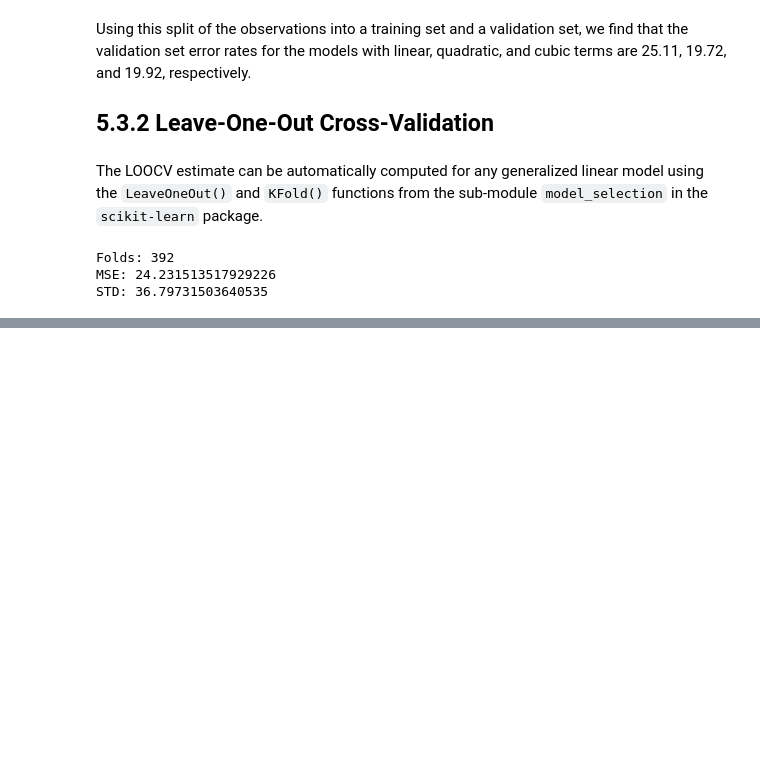
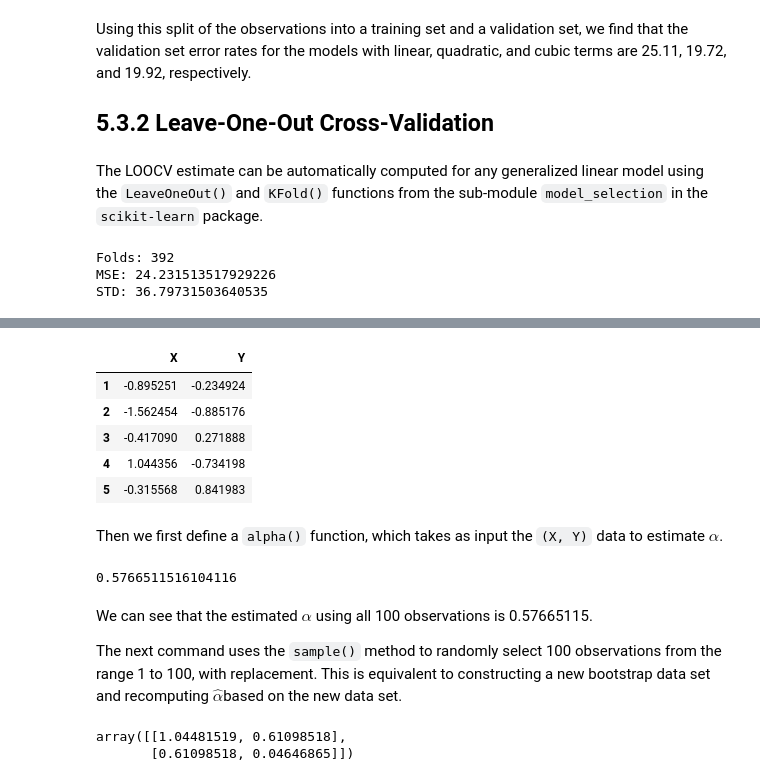
Before and after one commit to chenyulue/ISLP, a Jupyter notebook: Ch05/Ch05_Resampling_Methods_Lab.ipynb, the cells around one changed output, grey strips where cells are left out. Cells and saved outputs as stored; diff of their text form; code cells hidden in the pictures; blank space fills up the shorter version.

```diff
--- a/Ch05/Ch05_Resampling_Methods_Lab.ipynb
+++ b/Ch05/Ch05_Resampling_Methods_Lab.ipynb
@@ -161,0 +245,14 @@ scores.mean()
+# %%
+portfolio = pd.read_csv('../data/Portfolio.csv',
+                        na_values='?',
+                        index_col=0)
+portfolio.head()
+# %% [output]
+|  | X | Y |
+| 1 | -0.895251 | -0.234924 |
+| 2 | -1.562454 | -0.885176 |
+| 3 | -0.417090 | 0.271888 |
+| 4 | 1.044356 | -0.734198 |
+| 5 | -0.315568 | 0.841983 |
+# %% [markdown]
+Then we first define a `alpha()` function, which takes as input the `(X, Y)` data to estimate $\alpha$.
@@ -161,0 +263,18 @@ scores.mean()
+# %%
+X = portfolio.X[0:100]
+Y = portfolio.Y[0:100]
+alpha(X, Y)
+# %% [output]
+0.5766511516104116
+# %% [markdown]
+We can see that the estimated $\alpha$ using all 100 observations is 0.57665115.
+
+The next command uses the `sample()` method to randomly select 100 observations from the range 1 to 100, with replacement. This is equivalent to constructing a new bootstrap data set and recomputing $\hat{\alpha}$based on the new data set.
+# %%
+portfolio_sample = portfolio.sample(frac=1, replace=True)
+X_sample = portfolio_sample.X[0:100]
+Y_sample = portfolio_sample.Y[0:100]
+alpha(X_sample, Y_sample)
+# %% [output]
+array([[1.04481519, 0.61098518],
+       [0.61098518, 0.04646865]])
```
Also changed, not shown: parts of 26 cells of this notebook.
